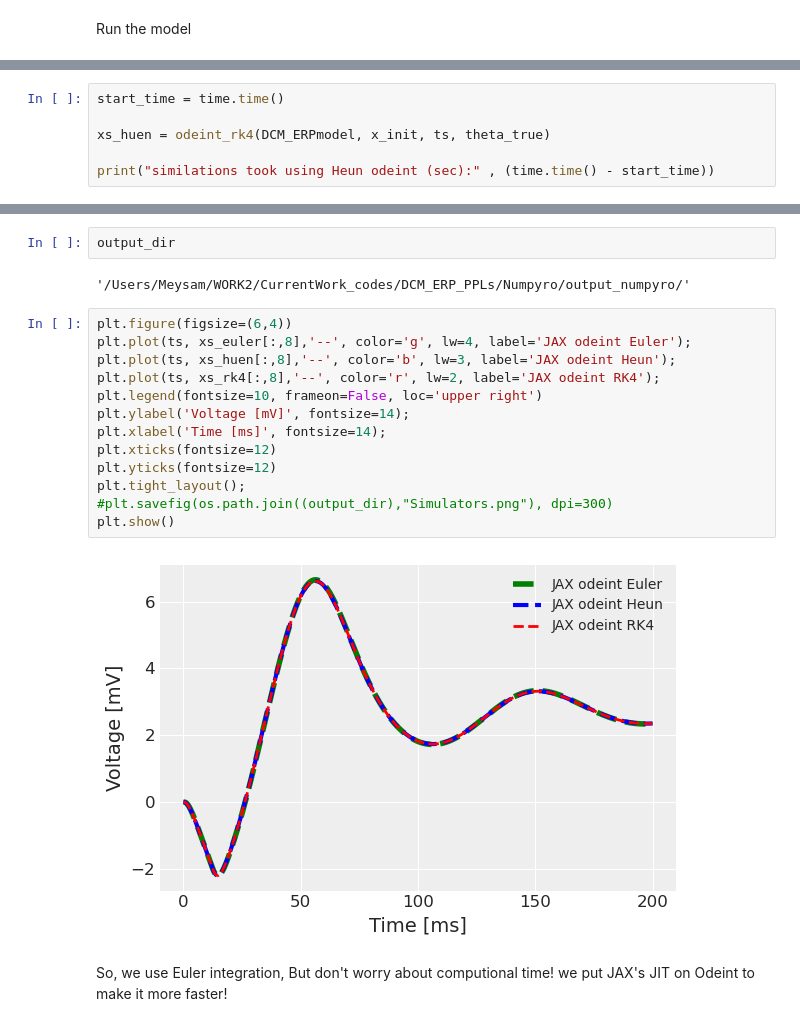
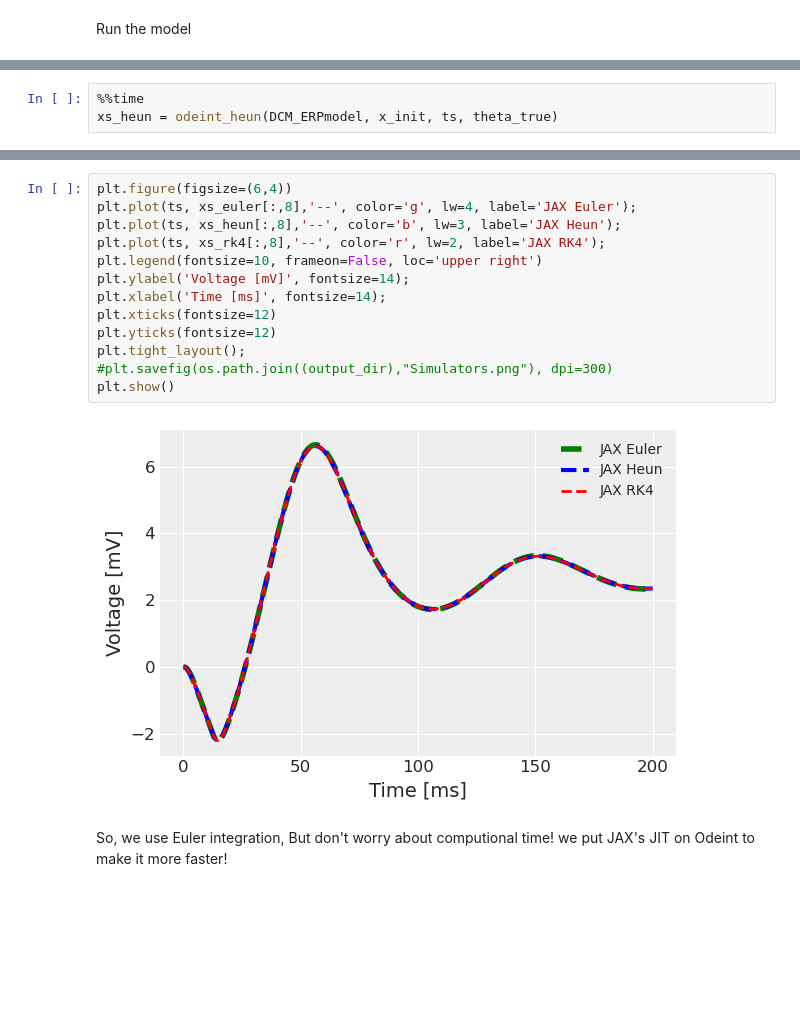
Before and after one commit to emstruong/DCM_PPLs, a Jupyter notebook: Numpyro/DCM_EPR_Numpyro_Demo.ipynb, the cells around one changed output, grey strips where cells are left out. Saved outputs shown, nothing was run; the diff lists cells and outputs as text; blank space fills up the shorter version.

Commit message:
updated with the eurler/heun/rk4 integrators

```diff
--- a/Numpyro/DCM_EPR_Numpyro_Demo.ipynb
+++ b/Numpyro/DCM_EPR_Numpyro_Demo.ipynb
@@ -175,7 +169,4 @@ similations took using Euler odeint (sec): 0.19524192810058594
 # %%
-start_time = time.time()
-
-xs_huen = odeint_rk4(DCM_ERPmodel, x_init, ts, theta_true)
-
-print("similations took using Heun odeint (sec):" , (time.time() - start_time))
+%%time
+xs_heun = odeint_heun(DCM_ERPmodel, x_init, ts, theta_true)
 # %% [output]
@@ -191,22 +181,18 @@ similations took using RK4 odeint (sec): 0.3026711940765381
-# %%
-output_dir
-# %% [output]
-'/Users/Meysam/WORK2/CurrentWork_codes/DCM_ERP_PPLs/Numpyro/output_numpyro/'
 # %%
 plt.figure(figsize=(6,4))
-plt.plot(ts, xs_euler[:,8],'--', color='g', lw=4, label='JAX odeint Euler');
-plt.plot(ts, xs_huen[:,8],'--', color='b', lw=3, label='JAX odeint Heun');
-plt.plot(ts, xs_rk4[:,8],'--', color='r', lw=2, label='JAX odeint RK4');
+plt.plot(ts, xs_euler[:,8],'--', color='g', lw=4, label='JAX Euler');
+plt.plot(ts, xs_heun[:,8],'--', color='b', lw=3, label='JAX Heun');
+plt.plot(ts, xs_rk4[:,8],'--', color='r', lw=2, label='JAX RK4');
 plt.legend(fontsize=10, frameon=False, loc='upper right')
 plt.ylabel('Voltage [mV]', fontsize=14);
 plt.xlabel('Time [ms]', fontsize=14);
 plt.xticks(fontsize=12)
 plt.yticks(fontsize=12)
 plt.tight_layout();
 #plt.savefig(os.path.join((output_dir),"Simulators.png"), dpi=300)
 plt.show()
 # %% [output]
-[figure, old version]
+[figure, new version]
 # %% [markdown]
 So, we use Euler integration, But don't worry about computional time! we put JAX's JIT on Odeint to make it more faster!
 # %%
```
Also changed, not shown: parts of 19 cells of this notebook, 1 other file.
